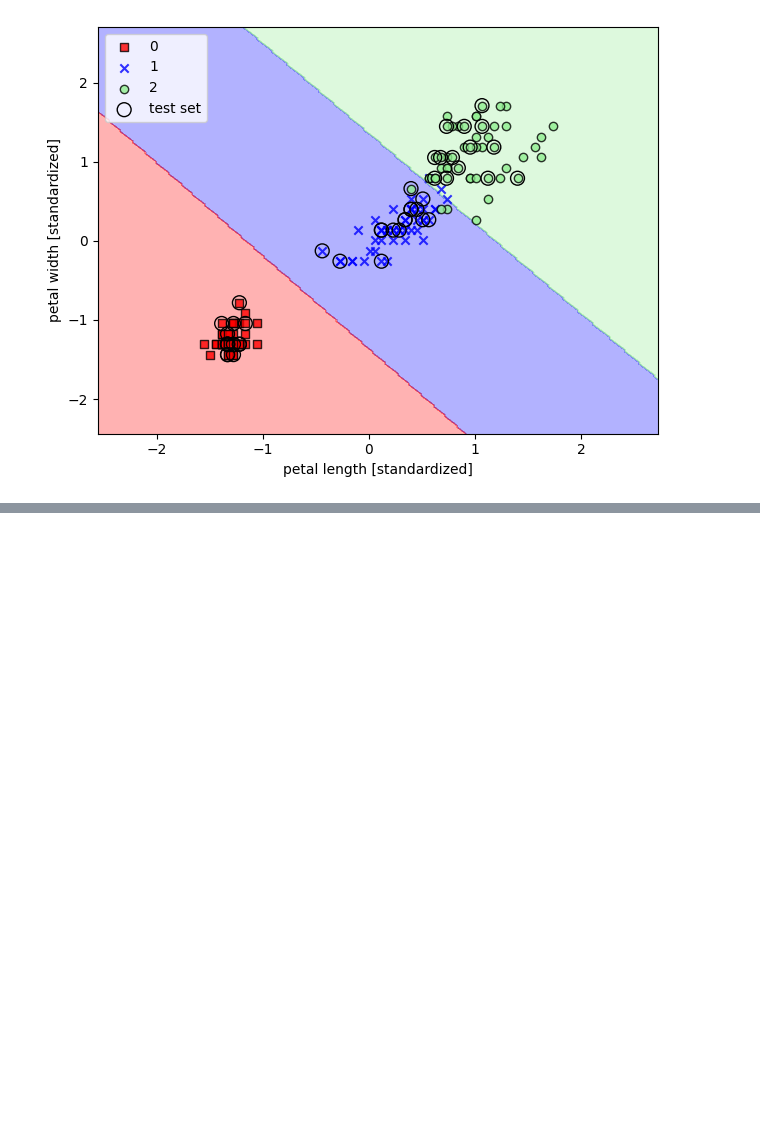
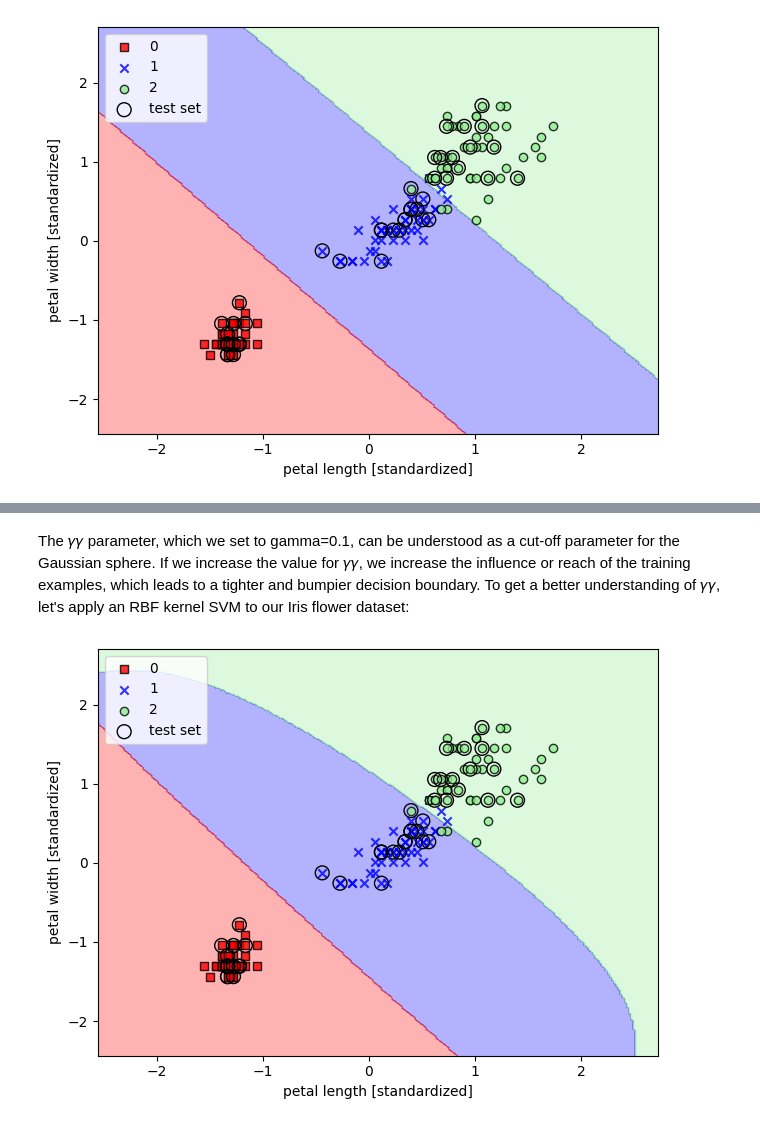
Before and after one commit to nargesghan/cs_internship_journey, a Jupyter notebook: a tour of machine learning classifiers/A_Tour_of_Machine_Learning_Classifiers_Using_scikit_learn.ipynb, the cells around one changed output, grey strips where cells are left out. Saved outputs shown, nothing was run; the diff lists cells and outputs as text; code cells hidden in the pictures; blank space fills up the shorter version.

```diff
--- a/a tour of machine learning classifiers/A_Tour_of_Machine_Learning_Classifiers_Using_scikit_learn.ipynb
+++ b/a tour of machine learning classifiers/A_Tour_of_Machine_Learning_Classifiers_Using_scikit_learn.ipynb
@@ -180,0 +208,17 @@ plt.show()
+# %% [markdown]
+The 𝛾𝛾 parameter, which we set to gamma=0.1, can be understood as a cut-off
+parameter for the Gaussian sphere. If we increase the value for 𝛾𝛾, we increase the
+influence or reach of the training examples, which leads to a tighter and bumpier
+decision boundary. To get a better understanding of 𝛾𝛾, let's apply an RBF kernel
+SVM to our Iris flower dataset:
+# %%
+svm=SVC(kernel='rbf', random_state=1, gamma=0.2, C=1.0)
+svm.fit(X_train_std, y_train)
+plot_decision_regions(X_combined_std, y_combined, classifier=svm, test_idx=range(105,150))
+plt.xlabel('petal length [standardized]')
+plt.ylabel('petal width [standardized]')
+plt.legend(loc='upper left')
+plt.tight_layout()
+plt.show()
+# %% [output]
+[figure, added]
```
Also changed, not shown: parts of 7 cells of this notebook.
